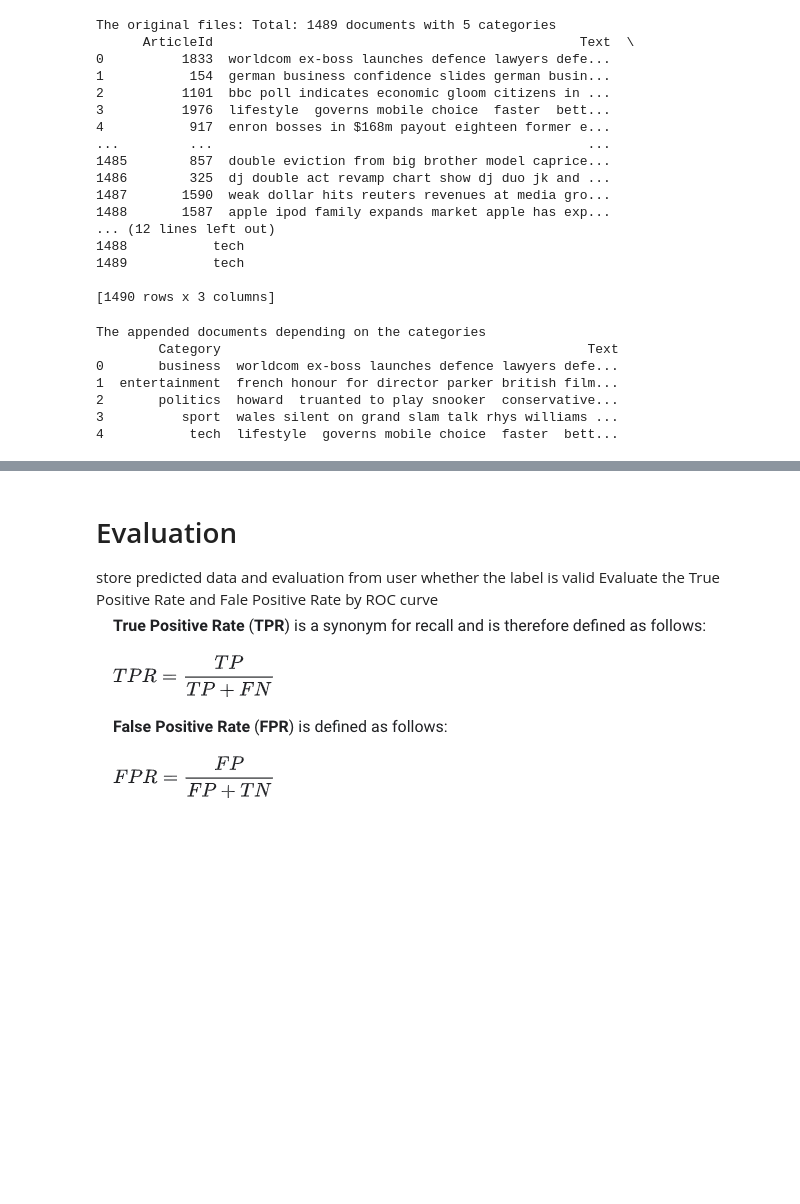
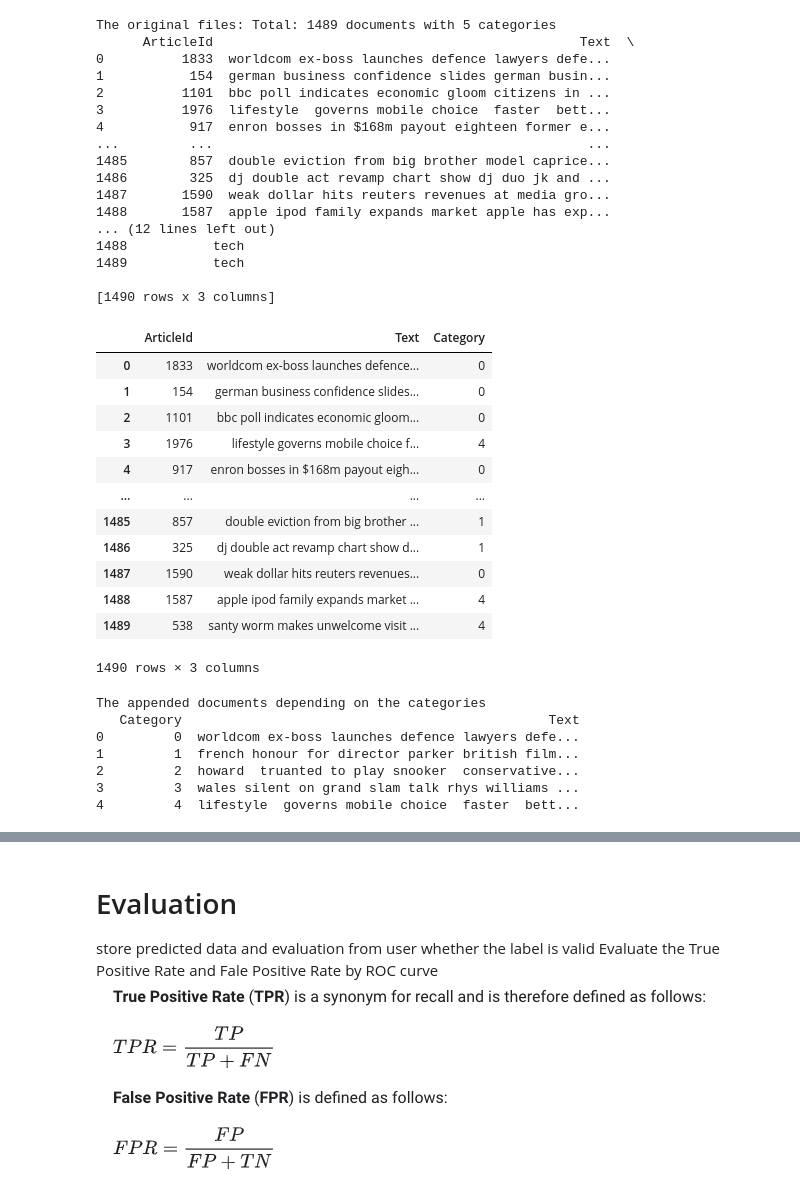
Before and after one commit to ykim879/whats.todays.trend, a Jupyter notebook: revised_news.ipynb, the cells around one changed output, grey strips where cells are left out. Cells and saved outputs as stored; diff of their text form; code cells hidden in the pictures; blank space fills up the shorter version.

```diff
--- a/revised_news.ipynb
+++ b/revised_news.ipynb
@@ -97,3 +140,24 @@ The original files: Total: 1489 documents with 5 categories
 1489           tech
 
 [1490 rows x 3 columns]
+# %%
+#step 2
+digit_data = data
+digit_label = {'business': 0, 'entertainment': 1, 'politics': 2, 'sport': 3, 'tech': 4}
+for label in digit_label.keys():
+    digit_data.loc[digit_data["Category"]== label,"Category",]= digit_label[label]
+digit_data
+# %% [output]
+|  | ArticleId | Text | Category |
+| 0 | 1833 | worldcom ex-boss launches defence... | 0 |
+| 1 | 154 | german business confidence slides... | 0 |
+| 2 | 1101 | bbc poll indicates economic gloom... | 0 |
+| 3 | 1976 | lifestyle governs mobile choice f... | 4 |
+| 4 | 917 | enron bosses in $168m payout eigh... | 0 |
+| ... | ... | ... | ... |
+| 1485 | 857 | double eviction from big brother ... | 1 |
+| 1486 | 325 | dj double act revamp chart show d... | 1 |
+| 1487 | 1590 | weak dollar hits reuters revenues... | 0 |
+| 1488 | 1587 | apple ipod family expands market ... | 4 |
+| 1489 | 538 | santy worm makes unwelcome visit ... | 4 |
+1490 rows × 3 columns
@@ -100,12 +173,13 @@ The original files: Total: 1489 documents with 5 categories
 # %%
-data = data.groupby('Category', sort=True)['Text'].apply(' '.join).reset_index()
+limited_data = data
+limited_data = limited_data.groupby('Category', sort=True)['Text'].apply(' '.join).reset_index()
 print("The appended documents depending on the categories")
-print(data)
+print(limited_data)
 # %% [output]
 The appended documents depending on the categories
-        Category                                               Text
-0       business  worldcom ex-boss launches defence lawyers defe...
-1  entertainment  french honour for director parker british film...
-2       politics  howard  truanted to play snooker  conservative...
-3          sport  wales silent on grand slam talk rhys williams ...
-4           tech  lifestyle  governs mobile choice  faster  bett...
+   Category                                               Text
+0         0  worldcom ex-boss launches defence lawyers defe...
+1         1  french honour for director parker british film...
+2         2  howard  truanted to play snooker  conservative...
+3         3  wales silent on grand slam talk rhys williams ...
+4         4  lifestyle  governs mobile choice  faster  bett...
```
Also changed, not shown: parts of 11 cells of this notebook, 1 other file.
